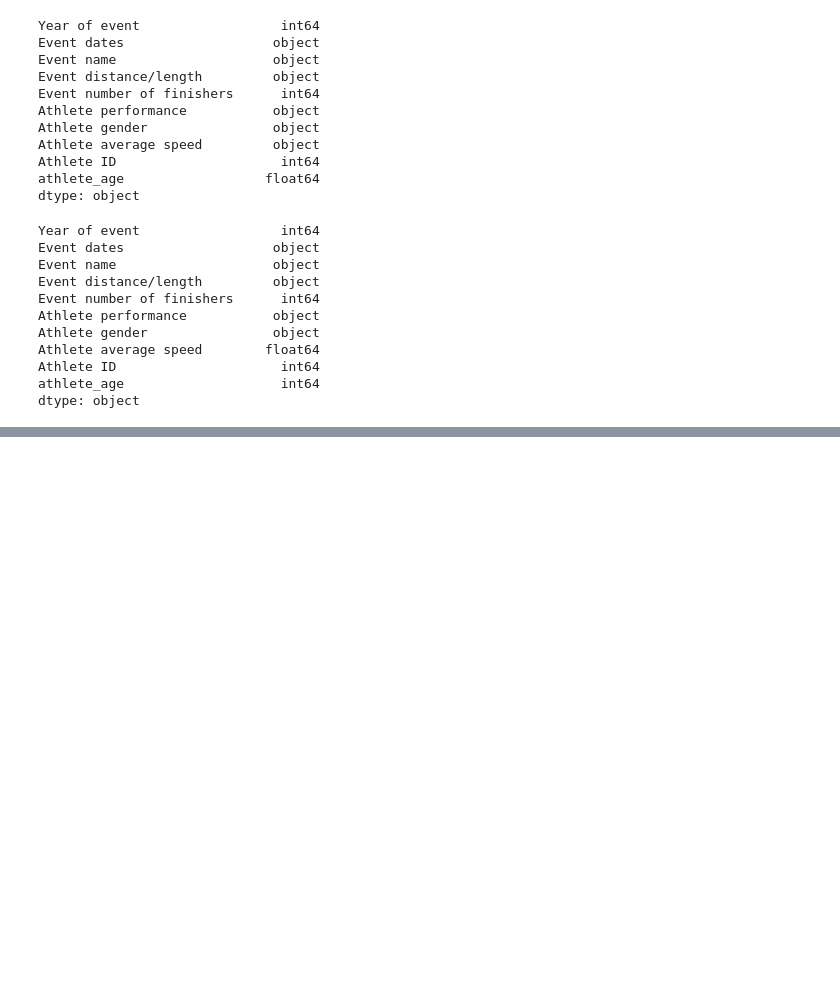
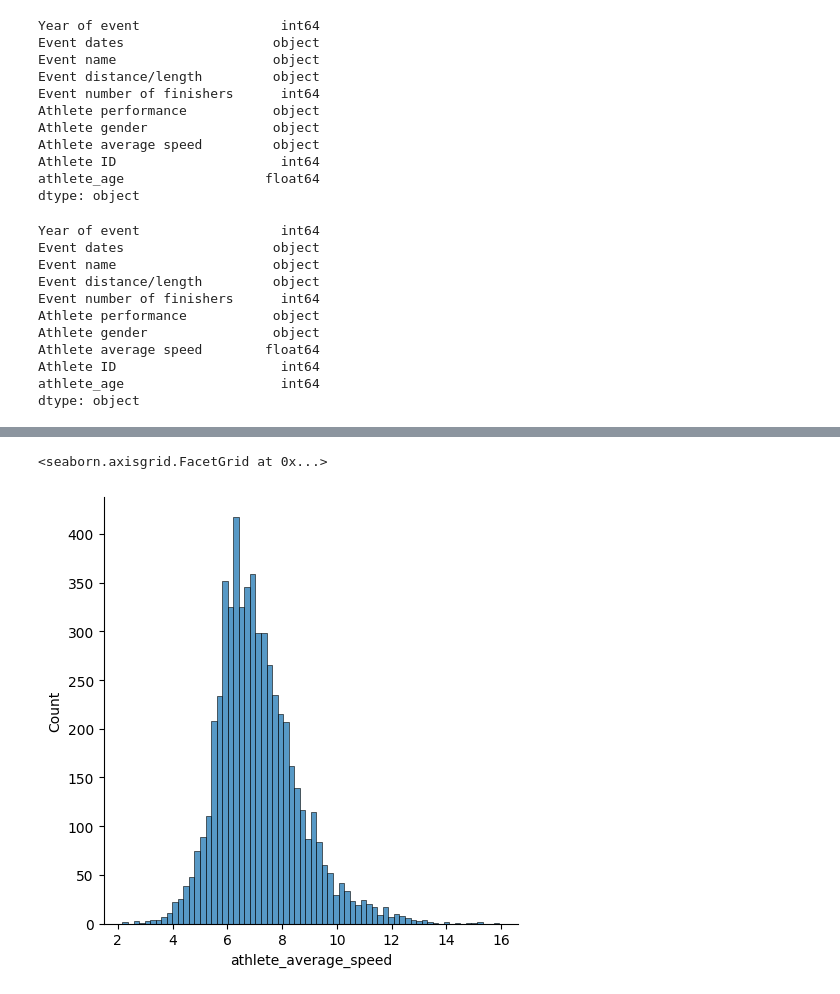
Before and after one commit to devoctaviooliveira/Marathon-Pandas-Project, a Jupyter notebook: MarathonProject.ipynb, the cells around one changed output, grey strips where cells are left out. Drawn from its saved outputs; the diff is of its cells as text; code cells hidden in the pictures; blank space fills up the shorter version.

```diff
--- a/MarathonProject.ipynb
+++ b/MarathonProject.ipynb
@@ -379,0 +418,5 @@ df3.head()
+# %%
+sns.displot(df3[df3['race_lenght'] == '50mi'] ['athlete_average_speed'])
+# %% [output]
+<seaborn.axisgrid.FacetGrid at 0x...>
+[figure, added]
```
Also changed, not shown: parts of 16 cells of this notebook.
